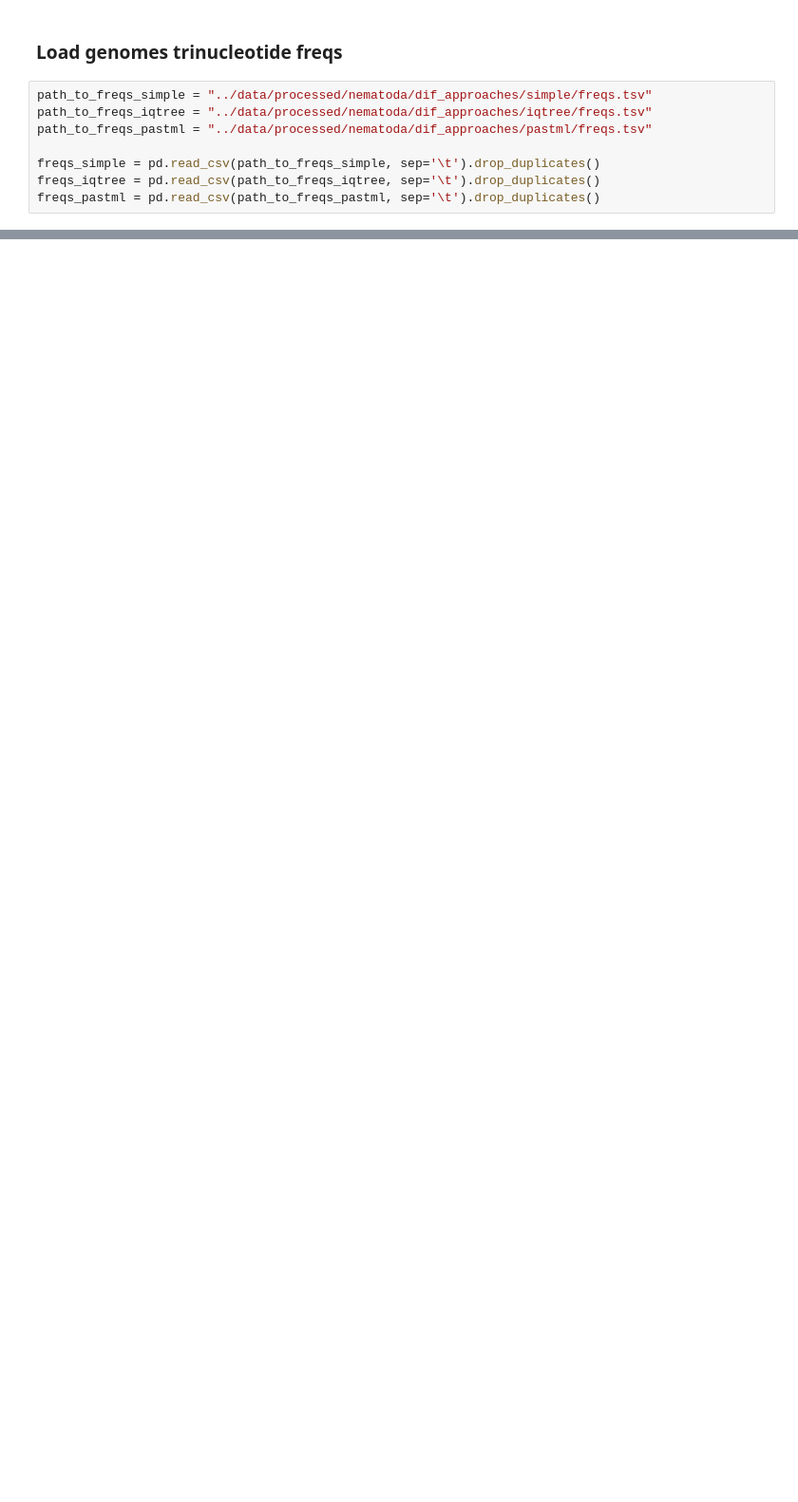
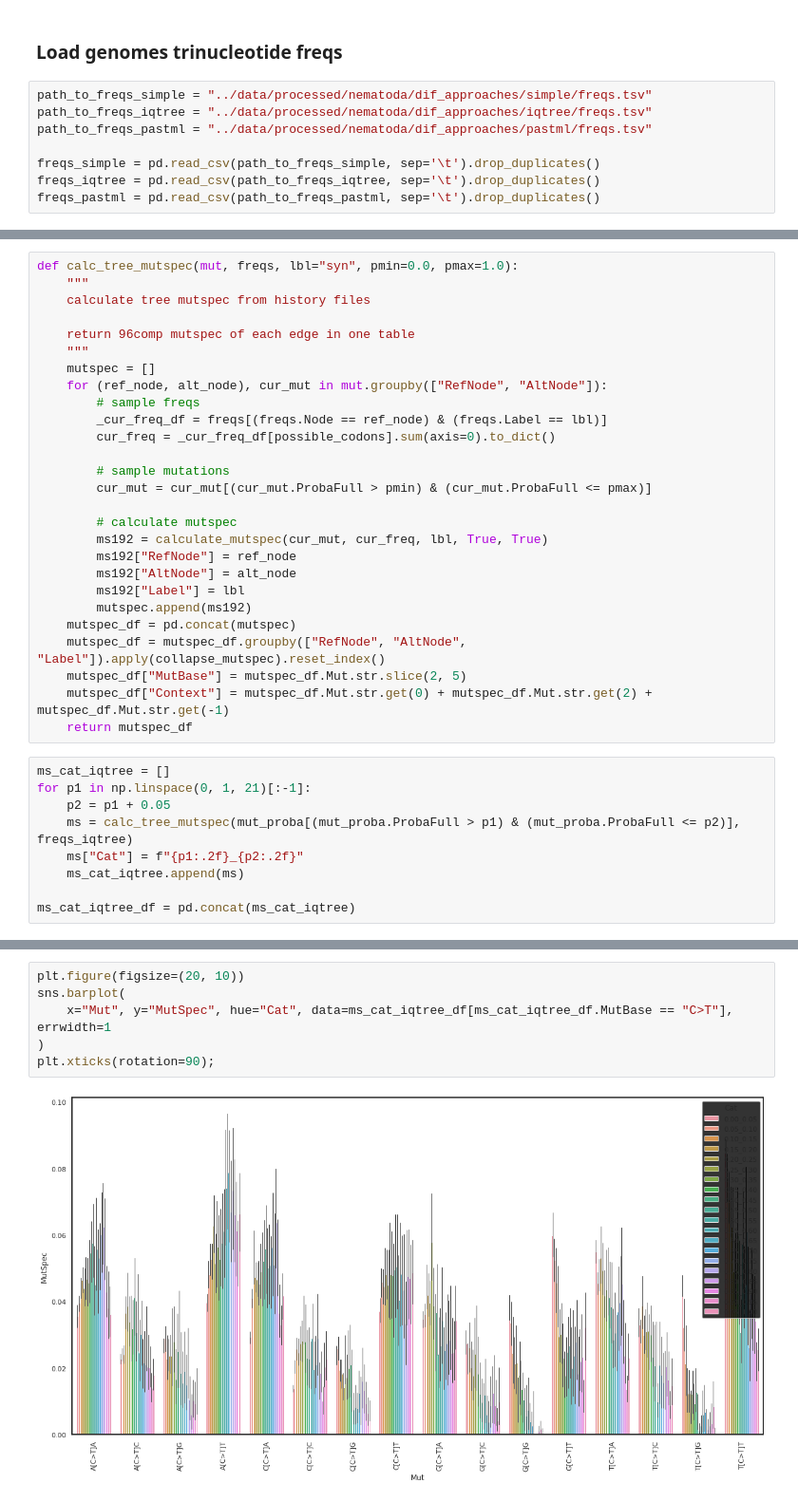
Before and after one commit to mitoclub/PyMutSpec, a Jupyter notebook: notebooks/pastml_report.ipynb, the cells around one changed output, grey strips where cells are left out. Shown at 95% size. Saved outputs shown, nothing was run; the diff lists cells and outputs as text; blank space fills up the shorter version.

```diff
--- a/notebooks/pastml_report.ipynb
+++ b/notebooks/pastml_report.ipynb
@@ -492,0 +499,36 @@ Type:      function
+# %%
+def calc_tree_mutspec(mut, freqs, lbl="syn", pmin=0.0, pmax=1.0):
+    """
+    calculate tree mutspec from history files
+
+    return 96comp mutspec of each edge in one table
+    """
+    mutspec = []
+    for (ref_node, alt_node), cur_mut in mut.groupby(["RefNode", "AltNode"]):
+        # sample freqs
+        _cur_freq_df = freqs[(freqs.Node == ref_node) & (freqs.Label == lbl)]
+        cur_freq = _cur_freq_df[possible_codons].sum(axis=0).to_dict()
+
+        # sample mutations
+        cur_mut = cur_mut[(cur_mut.ProbaFull > pmin) & (cur_mut.ProbaFull <= pmax)]
+
+        # calculate mutspec
+        ms192 = calculate_mutspec(cur_mut, cur_freq, lbl, True, True)
+        ms192["RefNode"] = ref_node
+        ms192["AltNode"] = alt_node
+        ms192["Label"] = lbl
+        mutspec.append(ms192)
+    mutspec_df = pd.concat(mutspec)
+    mutspec_df = mutspec_df.groupby(["RefNode", "AltNode", "Label"]).apply(collapse_mutspec).reset_index()
+    mutspec_df["MutBase"] = mutspec_df.Mut.str.slice(2, 5)
+    mutspec_df["Context"] = mutspec_df.Mut.str.get(0) + mutspec_df.Mut.str.get(2) + mutspec_df.Mut.str.get(-1)
+    return mutspec_df
+# %%
+ms_cat_iqtree = []
+for p1 in np.linspace(0, 1, 21)[:-1]:
+    p2 = p1 + 0.05
+    ms = calc_tree_mutspec(mut_proba[(mut_proba.ProbaFull > p1) & (mut_proba.ProbaFull <= p2)], freqs_iqtree)
+    ms["Cat"] = f"{p1:.2f}_{p2:.2f}"
+    ms_cat_iqtree.append(ms)
+
+ms_cat_iqtree_df = pd.concat(ms_cat_iqtree)
@@ -492,0 +560,8 @@ Type:      function
+# %%
+plt.figure(figsize=(20, 10))
+sns.barplot(
+    x="Mut", y="MutSpec", hue="Cat", data=ms_cat_iqtree_df[ms_cat_iqtree_df.MutBase == "C>T"], errwidth=1
+)
+plt.xticks(rotation=90);
+# %% [output]
+[figure, added]
```
Also changed, not shown: parts of 29 cells of this notebook.
